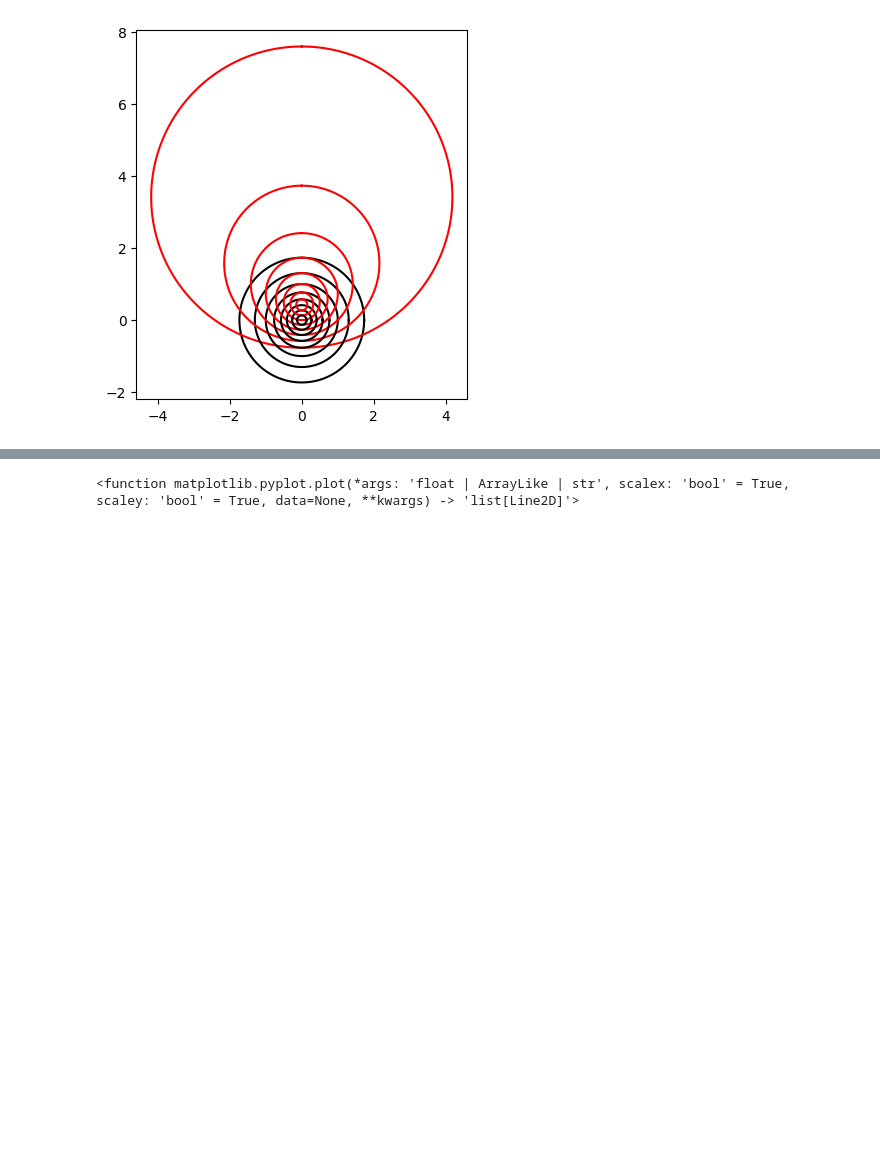
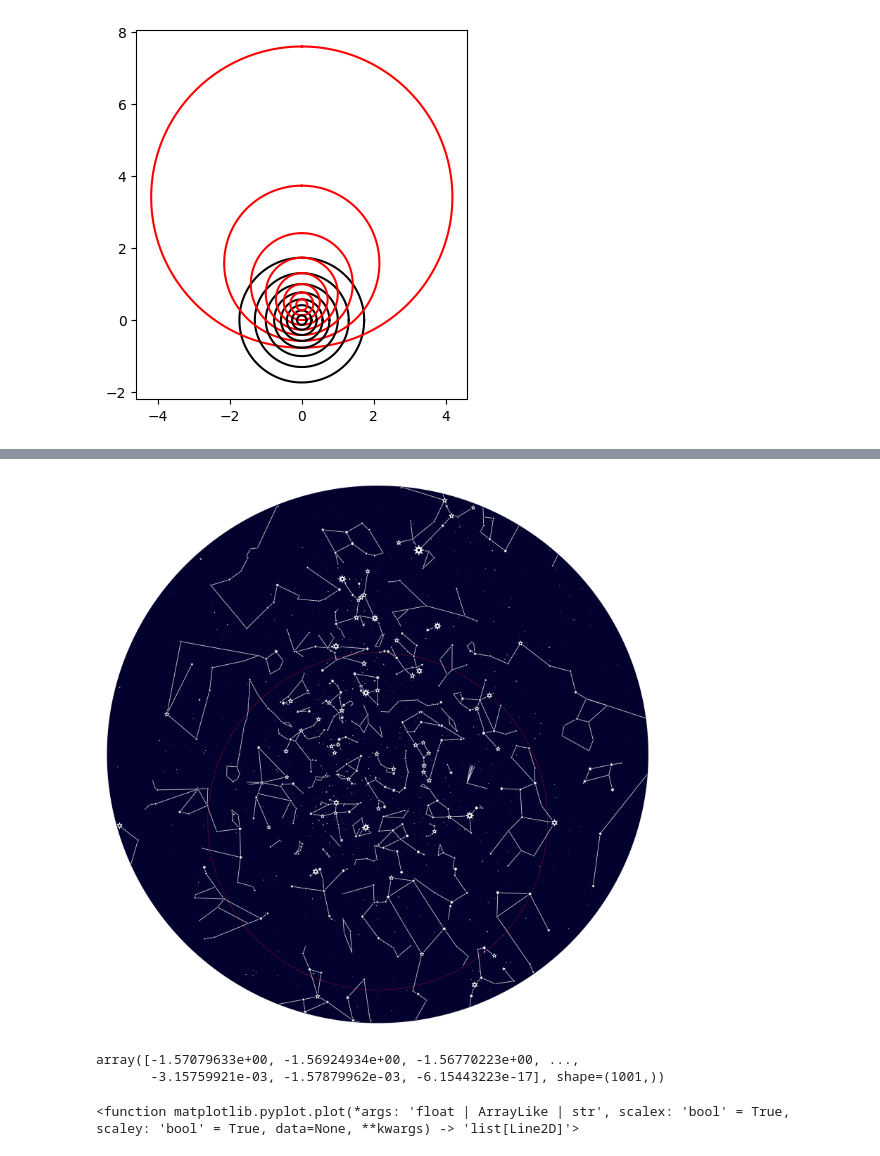
Before and after one commit to Giacomo-Menegatti/HARey_constellations_cards, a Jupyter notebook: astrolabe.ipynb, the cells around one changed output, grey strips where cells are left out. Saved outputs shown, nothing was run; the diff lists cells and outputs as text; code cells hidden in the pictures; blank space fills up the shorter version.

```diff
--- a/astrolabe.ipynb
+++ b/astrolabe.ipynb
@@ -227,3 +351,14 @@ plt.show()
+# %%
+harey.set_limiting_magnitude(5.5)
+harey.polar_map(pole='N', FOV=240, star_size=50, GRID=False, CON_LINES=True)
+# %% [output]
+[figure, added]
+# %%
+m_x, m_y = project_mask(np.full(1001, 90), np.linspace(0,90,1001), 80, mode='azimuth')
+m_x
+# %% [output]
+array([-1.57079633e+00, -1.56924934e+00, -1.56770223e+00, ...,
+       -3.15759921e-03, -1.57879962e-03, -6.15443223e-17], shape=(1001,))
 # %%
 mask = harey.stars.magnitude<6
 fig, ax = plt.subplots()
```
Also changed, not shown: parts of 13 cells of this notebook.
